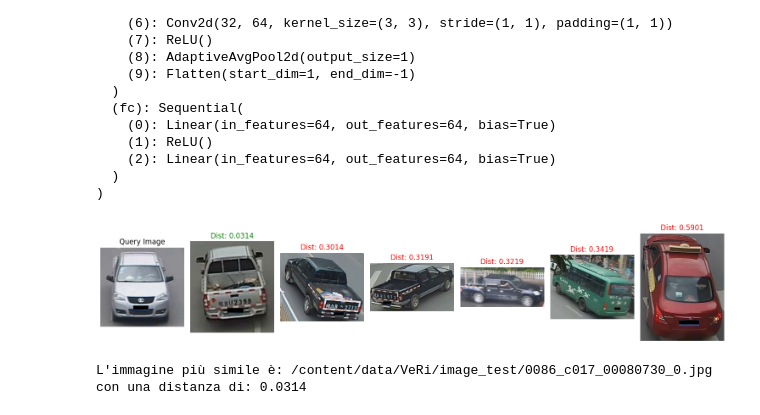
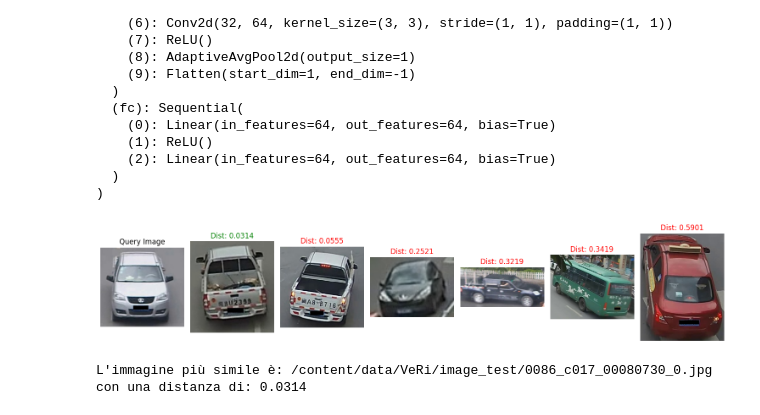
Before and after one commit to lele25811/Vehicle-ReId, a Jupyter notebook: Vehicle_ReId_Rete_Siamese.ipynb, the cells around one changed output. Drawn from its saved outputs; the diff is of its cells as text; code cells hidden in the pictures.

```diff
--- a/Vehicle_ReId_Rete_Siamese.ipynb
+++ b/Vehicle_ReId_Rete_Siamese.ipynb
@@ -664,21 +666,22 @@ LightSiameseNetwork(
 # %%
 # Percorsi
 query_image = "/content/data/VeRi/image_query/0086_c013_00079895_0.jpg"
-reference_images = ["/content/data/VeRi/image_test/0102_c015_00005545_0.jpg",
+reference_images = ["/content/data/VeRi/image_test/0063_c017_00008655_1.jpg",
                     "/content/data/VeRi/image_test/0066_c016_00055465_0.jpg",
                     "/content/data/VeRi/image_test/0035_c003_00001855_0.jpg",
                     "/content/data/VeRi/image_test/0086_c017_00080730_0.jpg",
                     "/content/data/VeRi/image_test/0096_c007_00030635_0.jpg",
-                    "/content/data/VeRi/image_test/0101_c001_00043710_0.jpg"]
+                    "/content/data/VeRi/image_test/0061_c003_00083785_0.jpg"]
 
 # Dispositivo
 device = "cuda" if torch.cuda.is_available() else "cpu"
 
 # Esegui la ricerca
 most_similar_image, distance = find_and_visualize_best_match(query_image, reference_images, model_loaded, transform, device)
 
 # Risultato
-print(f"L'immagine più simile è: {most_similar_image} con una distanza di: {distance:.4f}")
+print(f"L'immagine più simile è: {most_similar_image}\ncon una distanza di: {distance:.4f}")
 # %% [output]
-[figure, old version]
+[figure, new version]
-L'immagine più simile è: /content/data/VeRi/image_test/0086_c017_00080730_0.jpg con una distanza di: 0.0314
+L'immagine più simile è: /content/data/VeRi/image_test/0086_c017_00080730_0.jpg
+con una distanza di: 0.0314
```
Also changed, not shown: parts of 3 cells of this notebook.
